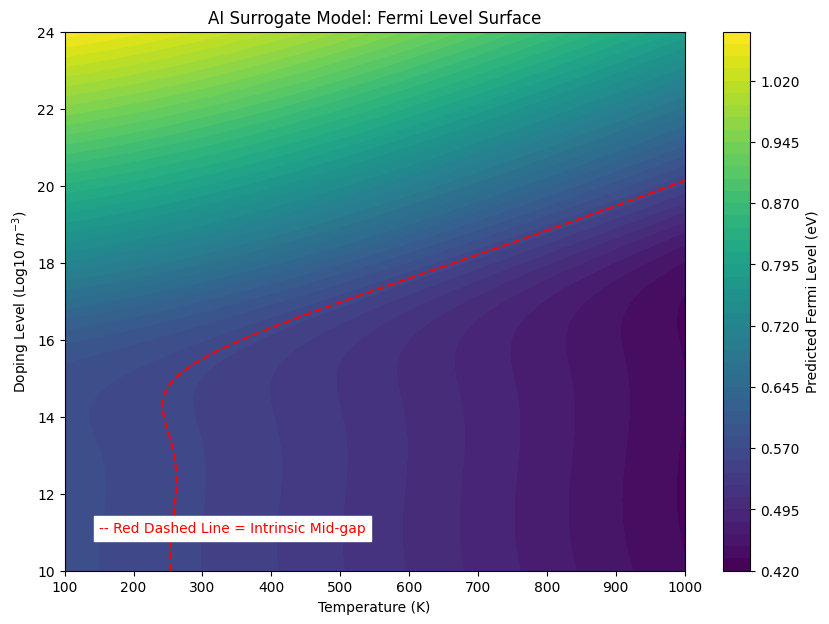
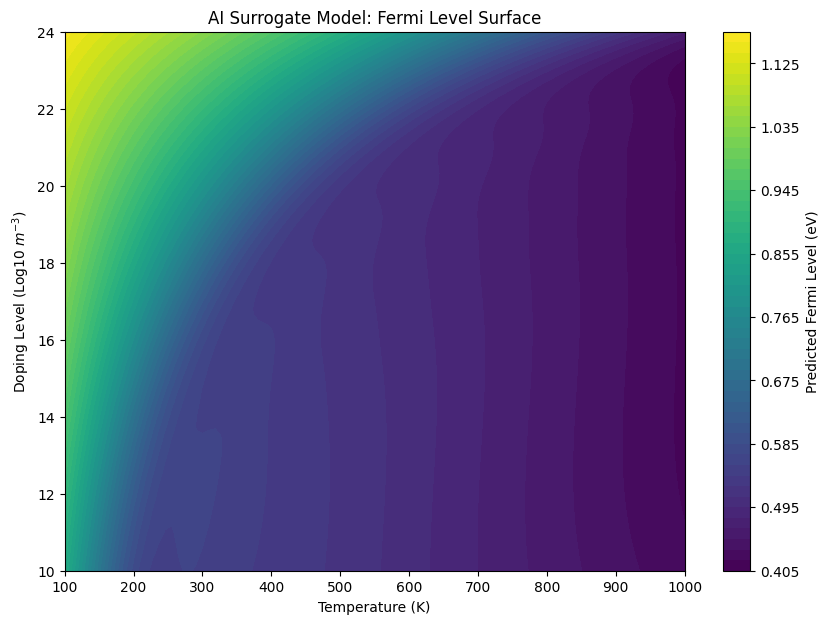
The notebook cell's code change between the first figure and the second:
--- before
+++ after
@@ -46,10 +46,10 @@
 
 # Add the 0.56 eV Mid-gap line to show where it goes intrinsic
-plt.contour(T_grid, Nd_grid, Ef_pred_grid, levels=[0.56], colors='red', linestyles='dashed')
+#plt.contour(T_grid, Nd_grid, Ef_pred_grid, levels=[0.56], colors='red', linestyles='dashed')
 
 plt.title('AI Surrogate Model: Fermi Level Surface')
 plt.xlabel('Temperature (K)')
 plt.ylabel('Doping Level (Log10 $m^{-3}$)')
-plt.text(150, 11, "-- Red Dashed Line = Intrinsic Mid-gap", color='red', fontsize=10, backgroundcolor='white')
+#plt.text(150, 11, "-- Red Dashed Line = Intrinsic Mid-gap", color='red', fontsize=10, backgroundcolor='white')
 plt.show()
 

Commit: Added a bunch of stuff again, like ml junk, mobility and conductivity Essentially complete with room for some improvement